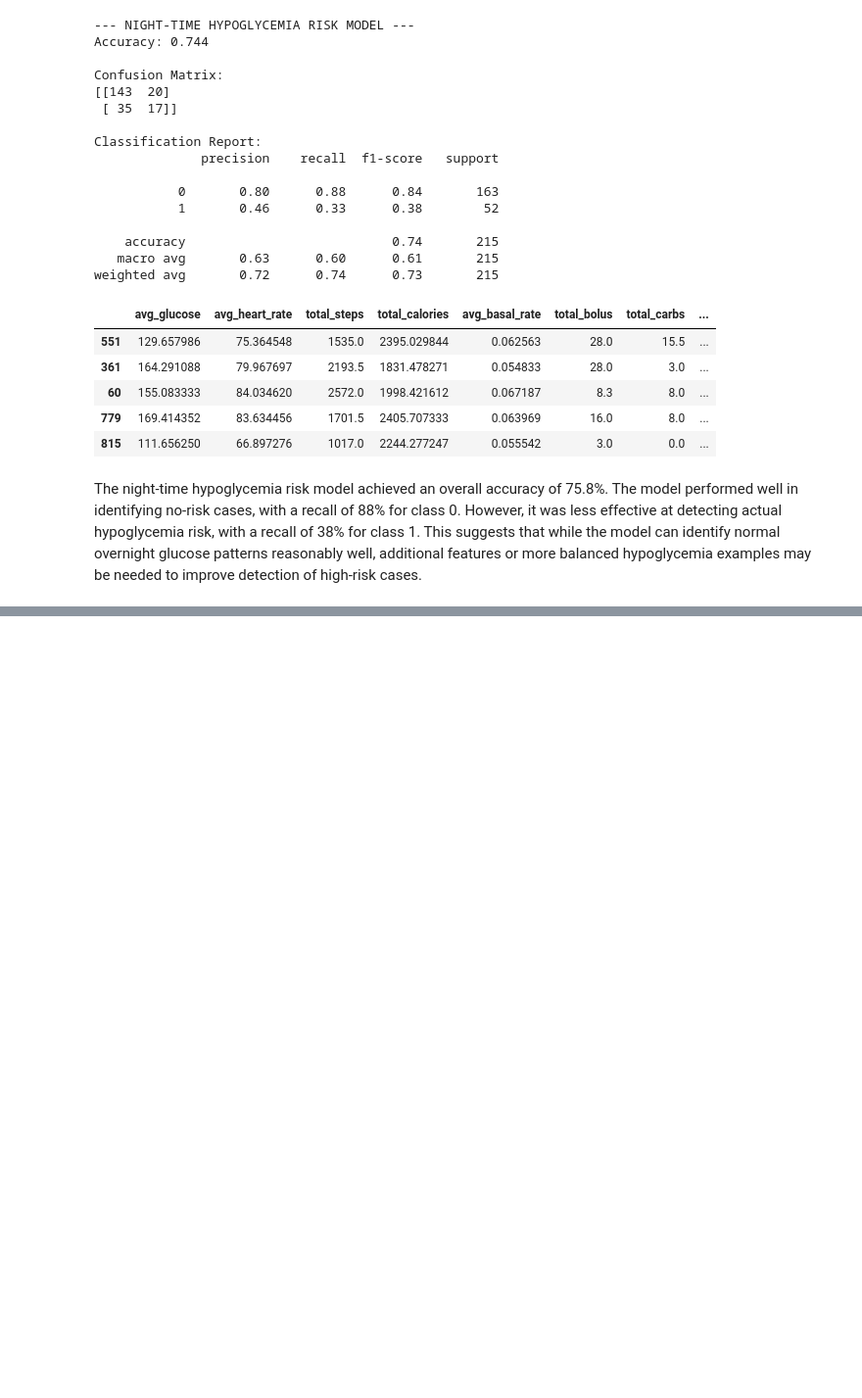
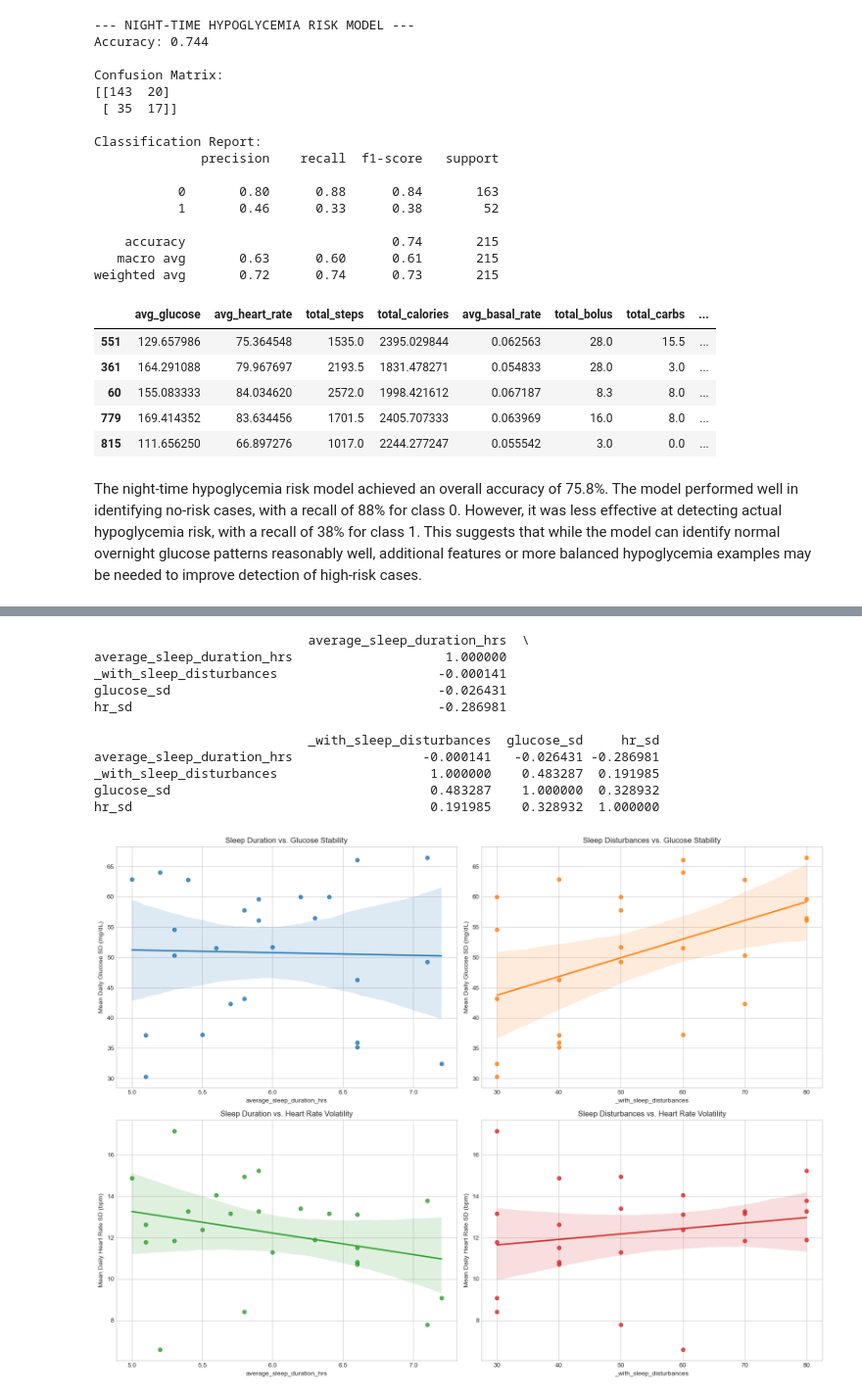
Before and after one commit to rajeshwariananth/Team01_PyVoyagers_Python_Hackathon_MAY_2026, a Jupyter notebook: Team01_PYVoyagers_04_Predictive_Analysis.ipynb, the cells around one changed output, grey strips where cells are left out. Shown at 98% size. Drawn from its saved outputs; the diff is of its cells as text; code cells hidden in the pictures; blank space fills up the shorter version.

Commit message:
Predictive Analysis file

```diff
--- a/Team01_PYVoyagers_04_Predictive_Analysis.ipynb
+++ b/Team01_PYVoyagers_04_Predictive_Analysis.ipynb
@@ -1220,0 +1298,75 @@ The night-time hypoglycemia risk model achieved an overall accuracy of 75.8%. Th
+# %%
+## import pandas as pd
+import matplotlib.pyplot as plt
+import seaborn as sns
+
+# Load the combined dataset
+df = pd.read_csv("Data/cleaned/Team01_PYVoyagers_cleaned_data.csv")
+df['time'] = pd.to_datetime(df['time'])
+df['date'] = df['time'].dt.date
+
+#  Calculate Daily Physiological Volatility (Standard Deviation)
+daily_stats = df.groupby(['patient_id', 'date']).agg({
+    'glucose': 'std',
+    'heart_rate': 'std',
+    'average_sleep_duration_hrs': 'first',
+    '_with_sleep_disturbances': 'first'
+}).reset_index()
+
+# Rename columns for clarity
+daily_stats.rename(columns={'glucose': 'glucose_sd', 'heart_rate': 'hr_sd'}, inplace=True)
+daily_stats.dropna(subset=['glucose_sd', 'hr_sd'], inplace=True)
+
+# Aggregate to Patient Level (Average Daily Volatility)
+patient_avg = daily_stats.groupby('patient_id').agg({
+    'glucose_sd': 'mean',
+    'hr_sd': 'mean',
+    'average_sleep_duration_hrs': 'first',
+    '_with_sleep_disturbances': 'first'
+}).reset_index()
+
+
+plt.style.use('seaborn-v0_8-whitegrid')
+fig, axes = plt.subplots(2, 2, figsize=(16, 12))
+
+# Sleep Duration vs Glucose Stability
+sns.regplot(data=patient_avg, x='average_sleep_duration_hrs', y='glucose_sd',
+            ax=axes[0, 0], color='tab:blue')
+axes[0, 0].set_title('Sleep Duration vs. Glucose Stability')
+axes[0, 0].set_ylabel('Mean Daily Glucose SD (mg/dL)')
+
+# Sleep Disturbances vs Glucose Stability
+sns.regplot(data=patient_avg, x='_with_sleep_disturbances', y='glucose_sd',
+            ax=axes[0, 1], color='tab:orange')
+axes[0, 1].set_title('Sleep Disturbances vs. Glucose Stability')
+axes[0, 1].set_ylabel('Mean Daily Glucose SD (mg/dL)')
+
+# Sleep Duration vs Heart Rate SD
+sns.regplot(data=patient_avg, x='average_sleep_duration_hrs', y='hr_sd',
+            ax=axes[1, 0], color='tab:green')
+axes[1, 0].set_title('Sleep Duration vs. Heart Rate Volatility')
+axes[1, 0].set_ylabel('Mean Daily Heart Rate SD (bpm)')
+
+# Sleep Disturbances vs Heart Rate SD
+sns.regplot(data=patient_avg, x='_with_sleep_disturbances', y='hr_sd',
+            ax=axes[1, 1], color='tab:red')
+axes[1, 1].set_title('Sleep Disturbances vs. Heart Rate Volatility')
+axes[1, 1].set_ylabel('Mean Daily Heart Rate SD (bpm)')
+
+plt.tight_layout()
+plt.savefig('sleep_impact_analysis.png')
+
+print(patient_avg[['average_sleep_duration_hrs', '_with_sleep_disturbances', 'glucose_sd', 'hr_sd']].corr())
+# %% [output]
+                            average_sleep_duration_hrs  \
+average_sleep_duration_hrs                    1.000000
+_with_sleep_disturbances                     -0.000141
+glucose_sd                                   -0.026431
+hr_sd                                        -0.286981
+
+                            _with_sleep_disturbances  glucose_sd     hr_sd
+average_sleep_duration_hrs                 -0.000141   -0.026431 -0.286981
+_with_sleep_disturbances                    1.000000    0.483287  0.191985
+glucose_sd                                  0.483287    1.000000  0.328932
+hr_sd                                       0.191985    0.328932  1.000000
+[figure, added]
```
Also changed, not shown: parts of 5 cells of this notebook.
